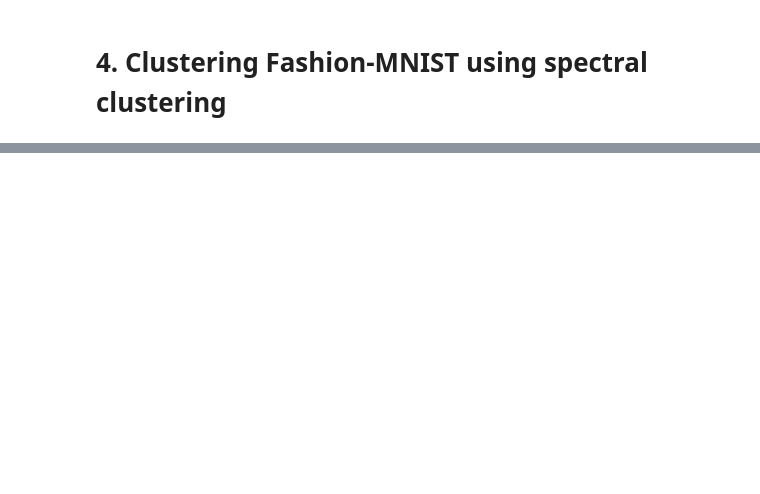
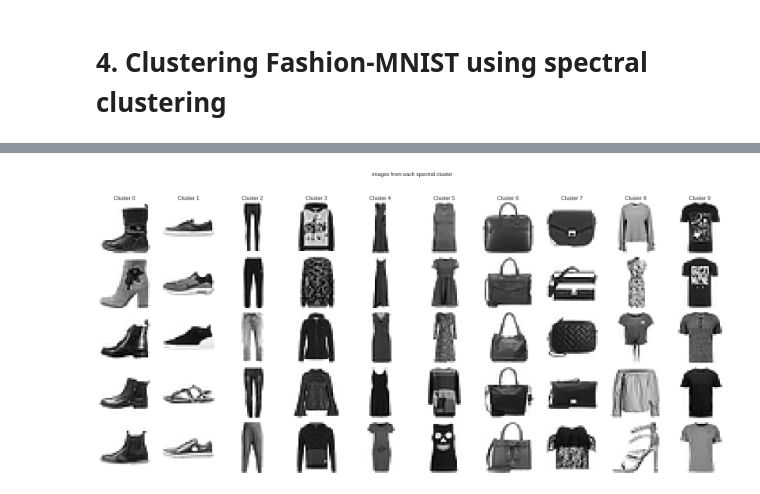
Before and after one commit to deskk/MIS_project2, a Jupyter notebook: project2.ipynb, the cells around one changed output, grey strips where cells are left out. Cells and saved outputs as stored; diff of their text form; code cells hidden in the pictures; blank space fills up the shorter version.

```diff
--- a/project2.ipynb
+++ b/project2.ipynb
@@ -249,0 +351,6 @@ plt.tight_layout(rect=[0, 0.03, 1, 0.95])
+# %%
+pipeline = Pipeline([
+    ('scaler', StandardScaler()),
+    ('pca', PCA(n_components=0.95)),
+    ('spectral', SpectralClustering(n_clusters=10, affinity='nearest_neighbors', random_state=42)) #  10 different centroid seeds
+])
@@ -249,0 +364,21 @@ plt.tight_layout(rect=[0, 0.03, 1, 0.95])
+# %%
+labels = pipeline.named_steps['spectral'].labels_
+fig, axs = plt.subplots(5, 10, figsize=(20, 10))
+fig.suptitle('images from each spectral cluster')
+
+for cluster_id in range(10):
+  indices_in_cluster = np.where(labels == cluster_id)[0]
+
+  if len(indices_in_cluster) > 0:
+    samples = indices_in_cluster[:5]
+    for i, sample_idx in enumerate(samples):
+      axs[i, cluster_id].imshow(X_sample[sample_idx].reshape(28, 28), cmap='binary')
+      axs[i, cluster_id].axis('off')
+      if i == 0:
+        axs[i, cluster_id].set_title(f"Cluster {cluster_id}")
+  for i in range(len(indices_in_cluster), 5):
+    axs[i, cluster_id].axis('off')
+
+plt.tight_layout(rect=[0, 0.03, 1, 0.95])
+# %% [output]
+[figure, added]
```
Also changed, not shown: parts of 14 cells of this notebook.
